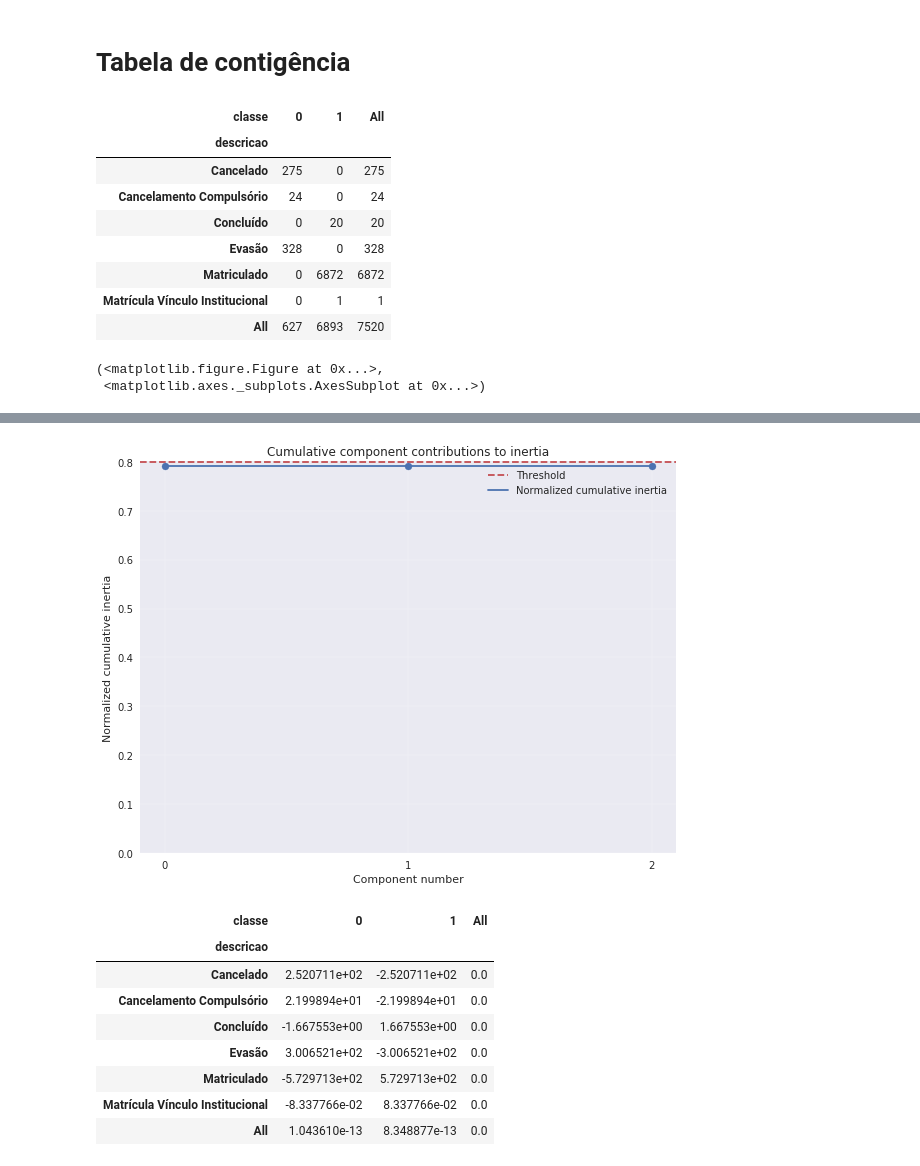
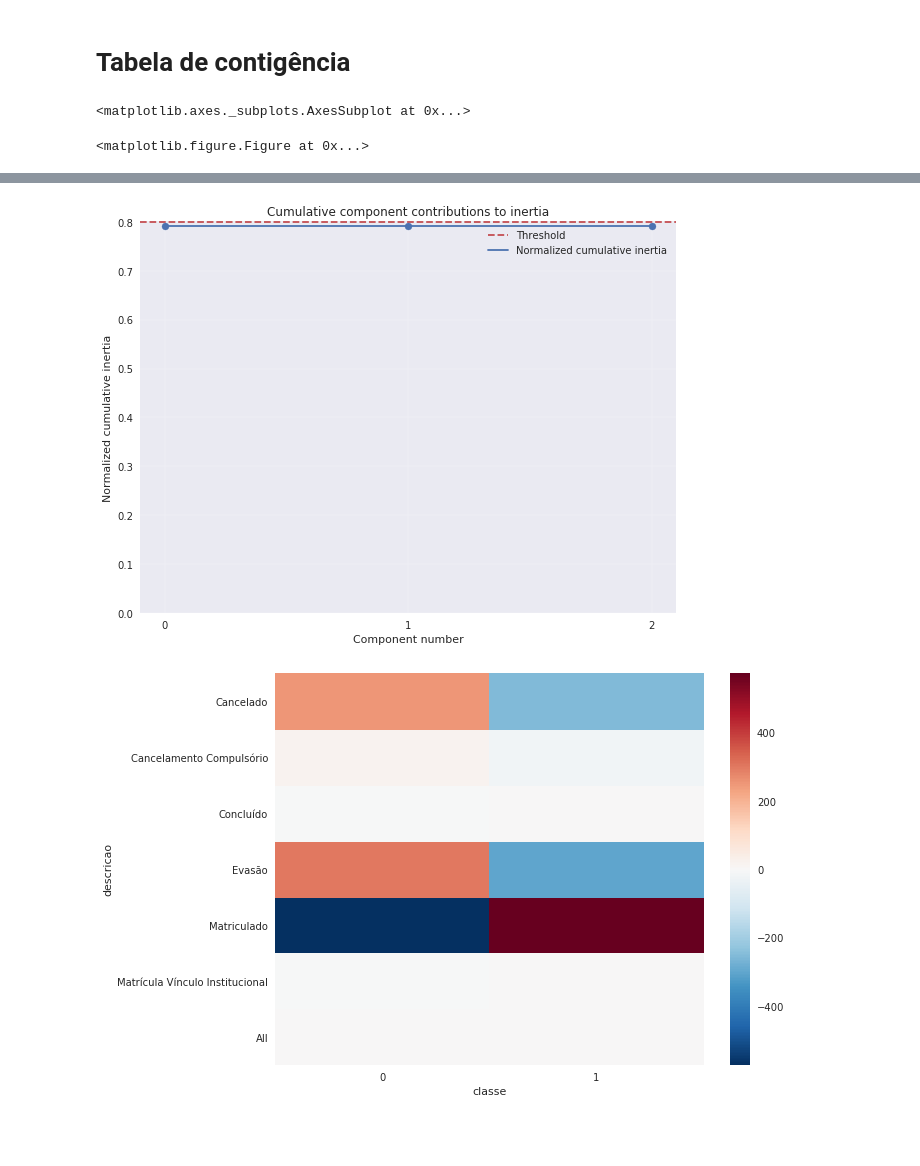
Before and after one commit to tmedeirosb/modelo_ifrn_integrado, a Jupyter notebook: versao_2/EDA.ipynb, the cells around one changed output, grey strips where cells are left out. Cells and saved outputs as stored; diff of their text form; code cells hidden in the pictures; blank space fills up the shorter version.

Commit message:
AC de todos os dados

```diff
--- a/versao_2/EDA.ipynb
+++ b/versao_2/EDA.ipynb
@@ -446,42 +447,29 @@ dados.groupby(['classe', 'descricao'])['LnguaPortuguesaeLiteraturaI90H'].aggrega
 | 1 | NaN | NaN | 72.85 | NaN | 71.050786 | 11.0 | NaN | ... |
 # %% [markdown]
 # Tabela de contigência
-# %%
-tbl = pd.crosstab(index = dados.descricao , columns = dados.classe, margins=True)
-tbl
-# %% [output]
-| classe | 0 | 1 | All |
-| descricao |  |  |  |
-| Cancelado | 275 | 0 | 275 |
-| Cancelamento Compulsório | 24 | 0 | 24 |
-| Concluído | 0 | 20 | 20 |
-| Evasão | 328 | 0 | 328 |
-| Matriculado | 0 | 6872 | 6872 |
-| Matrícula Vínculo Institucional | 0 | 1 | 1 |
-| All | 627 | 6893 | 7520 |
 # %%
-import prince
+#tabela de contigencia
+tbl = pd.crosstab(index = dados.descricao , columns = dados.classe, margins=True)
+tbl
 
+#analise de correspondencia
 ca = prince.CA(tbl, n_components=-1)
 
-#fig = plt.figure()
+fig = plt.figure()
 fig, ax = ca.plot_rows_columns(axes=[0, 1], show_row_labels=True, show_column_labels=True)
 
 ca.plot_cumulative_inertia()
+
+#matriz residual
+res = (ca.P - ca.expected_frequencies) * ca.N
+res
+
+f, ax = plt.subplots()
+df = res.drop(['All'], axis=1)
+sns.heatmap(df)
 # %% [output]
-(<matplotlib.figure.Figure at 0x...>,
- <matplotlib.axes._subplots.AxesSubplot at 0x...>)
+<matplotlib.axes._subplots.AxesSubplot at 0x...>
+<matplotlib.figure.Figure at 0x...>
 [figure]
 [figure]
+[figure, added]
-# %%
-(ca.P - ca.expected_frequencies) * ca.N
-# %% [output]
-| classe | 0 | 1 | All |
-| descricao |  |  |  |
-| Cancelado | 2.520711e+02 | -2.520711e+02 | 0.0 |
-| Cancelamento Compulsório | 2.199894e+01 | -2.199894e+01 | 0.0 |
-| Concluído | -1.667553e+00 | 1.667553e+00 | 0.0 |
-| Evasão | 3.006521e+02 | -3.006521e+02 | 0.0 |
-| Matriculado | -5.729713e+02 | 5.729713e+02 | 0.0 |
-| Matrícula Vínculo Institucional | -8.337766e-02 | 8.337766e-02 | 0.0 |
-| All | 1.043610e-13 | 8.348877e-13 | 0.0 |
```
Also changed, not shown: parts of 2 cells of this notebook.
